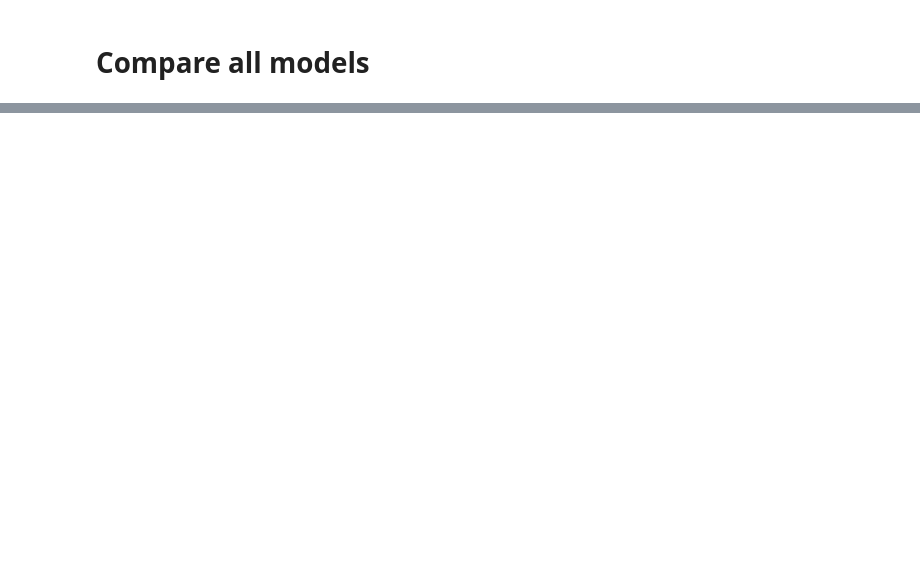
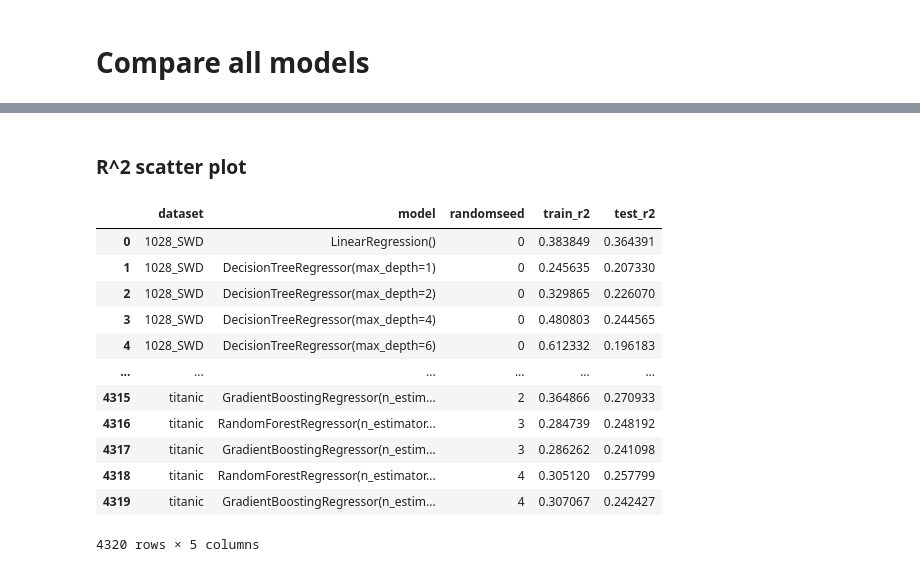
Before and after one commit to wilstrup/sr-small-data, a Jupyter notebook: PMLB compare small.ipynb, the cells around one changed output, grey strips where cells are left out. Drawn from its saved outputs; the diff is of its cells as text; code cells hidden in the pictures; blank space fills up the shorter version.

```diff
--- a/PMLB compare small.ipynb
+++ b/PMLB compare small.ipynb
@@ -350,0 +593,18 @@ results["randomseed"].value_counts()
+# %% [markdown]
+### R^2 scatter plot
+# %%
+results
+# %% [output]
+|  | dataset | model | randomseed | train_r2 | test_r2 |
+| 0 | 1028_SWD | LinearRegression() | 0 | 0.383849 | 0.364391 |
+| 1 | 1028_SWD | DecisionTreeRegressor(max_depth=1) | 0 | 0.245635 | 0.207330 |
+| 2 | 1028_SWD | DecisionTreeRegressor(max_depth=2) | 0 | 0.329865 | 0.226070 |
+| 3 | 1028_SWD | DecisionTreeRegressor(max_depth=4) | 0 | 0.480803 | 0.244565 |
+| 4 | 1028_SWD | DecisionTreeRegressor(max_depth=6) | 0 | 0.612332 | 0.196183 |
+| ... | ... | ... | ... | ... | ... |
+| 4315 | titanic | GradientBoostingRegressor(n_estim... | 2 | 0.364866 | 0.270933 |
+| 4316 | titanic | RandomForestRegressor(n_estimator... | 3 | 0.284739 | 0.248192 |
+| 4317 | titanic | GradientBoostingRegressor(n_estim... | 3 | 0.286262 | 0.241098 |
+| 4318 | titanic | RandomForestRegressor(n_estimator... | 4 | 0.305120 | 0.257799 |
+| 4319 | titanic | GradientBoostingRegressor(n_estim... | 4 | 0.307067 | 0.242427 |
+4320 rows × 5 columns
```
Also changed, not shown: parts of 29 cells of this notebook, 3 other files.
